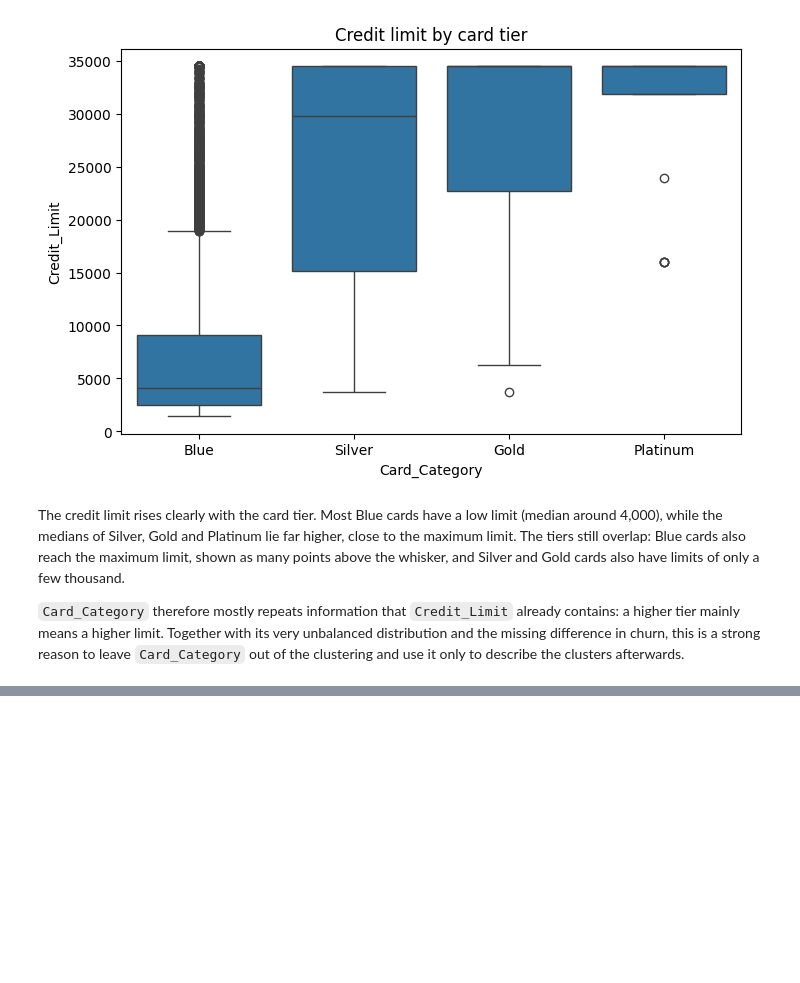
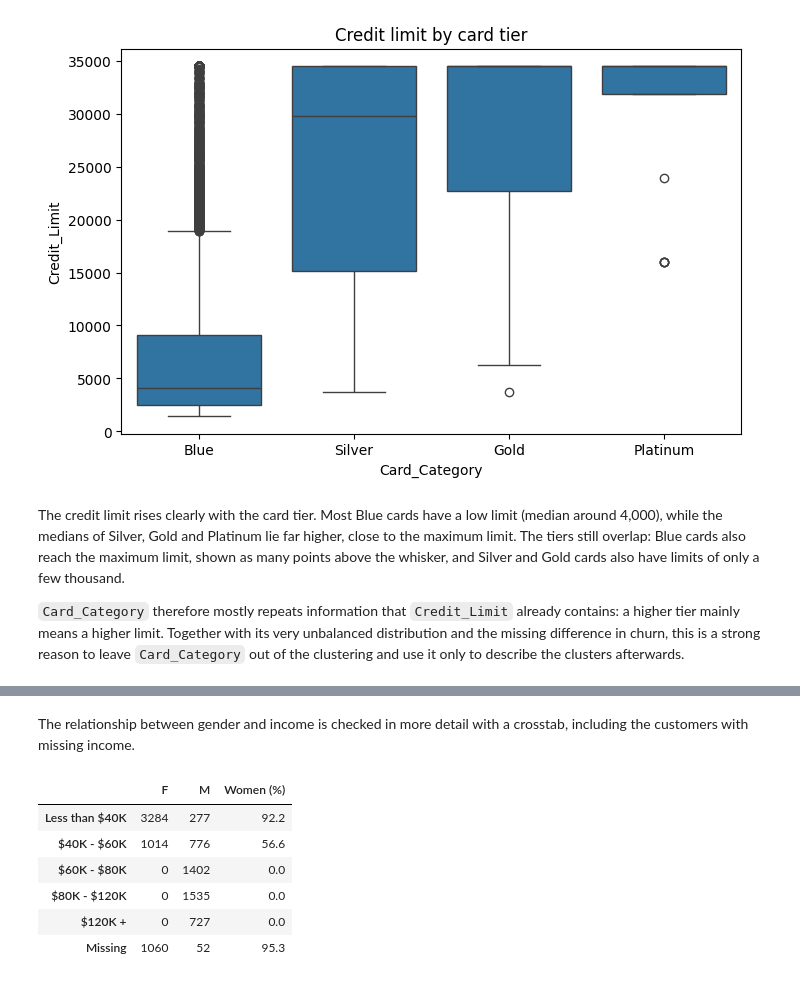
Before and after one commit to d3m1d0s/FoML_projects, a Jupyter notebook: project_1/bankchurners_eda_clustering.ipynb, the cells around one changed output, grey strips where cells are left out. Cells and saved outputs as stored; diff of their text form; code cells hidden in the pictures; blank space fills up the shorter version.

```diff
--- a/project_1/bankchurners_eda_clustering.ipynb
+++ b/project_1/bankchurners_eda_clustering.ipynb
@@ -835,0 +864,19 @@ The credit limit rises clearly with the card tier. Most Blue cards have a low li
+# %% [markdown]
+The relationship between gender and income is checked in more detail with a crosstab, including the customers with missing income.
+# %%
+income_with_missing = df["Income_Category"].cat.add_categories("Missing").fillna("Missing")
+
+gender_income = pd.crosstab(income_with_missing, df["Gender"])
+gender_income.index.name = None
+gender_income.columns.name = None
+gender_income["Women (%)"] = (gender_income["F"] / gender_income[["F", "M"]].sum(axis=1) * 100).round(1)
+
+display(gender_income)
+# %% [output]
+|  | F | M | Women (%) |
+| Less than $40K | 3284 | 277 | 92.2 |
+| $40K - $60K | 1014 | 776 | 56.6 |
+| $60K - $80K | 0 | 1402 | 0.0 |
+| $80K - $120K | 0 | 1535 | 0.0 |
+| $120K + | 0 | 727 | 0.0 |
+| Missing | 1060 | 52 | 95.3 |
```
Also changed, not shown: parts of 4 cells of this notebook.
